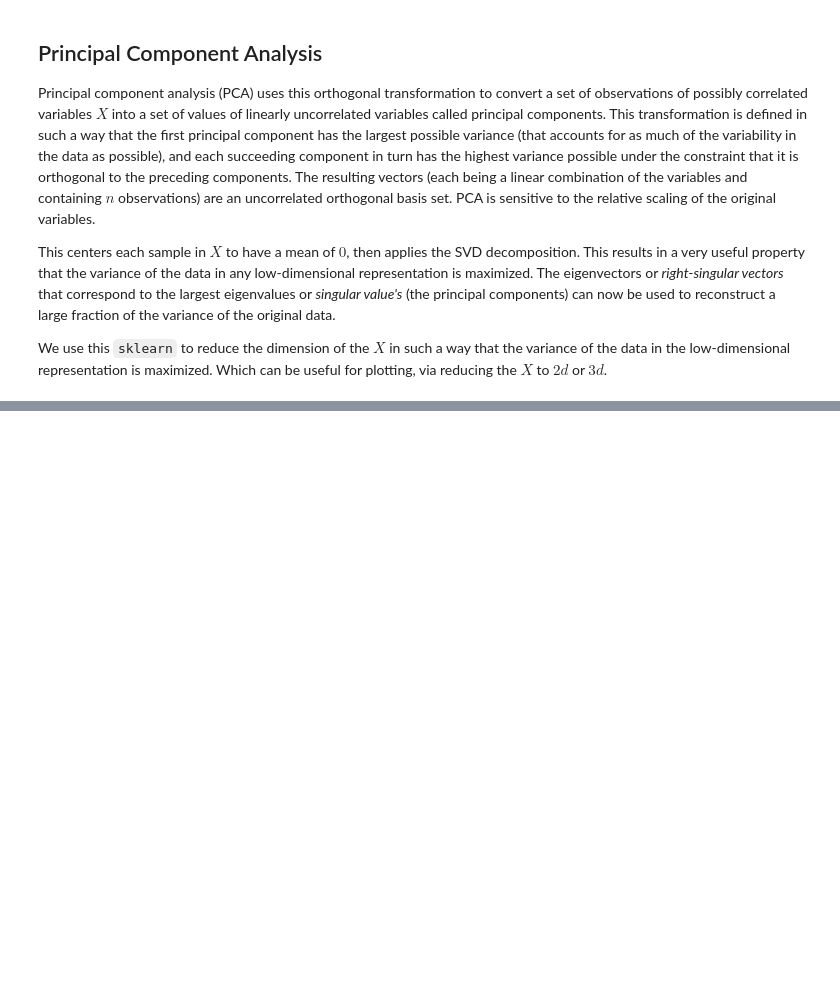
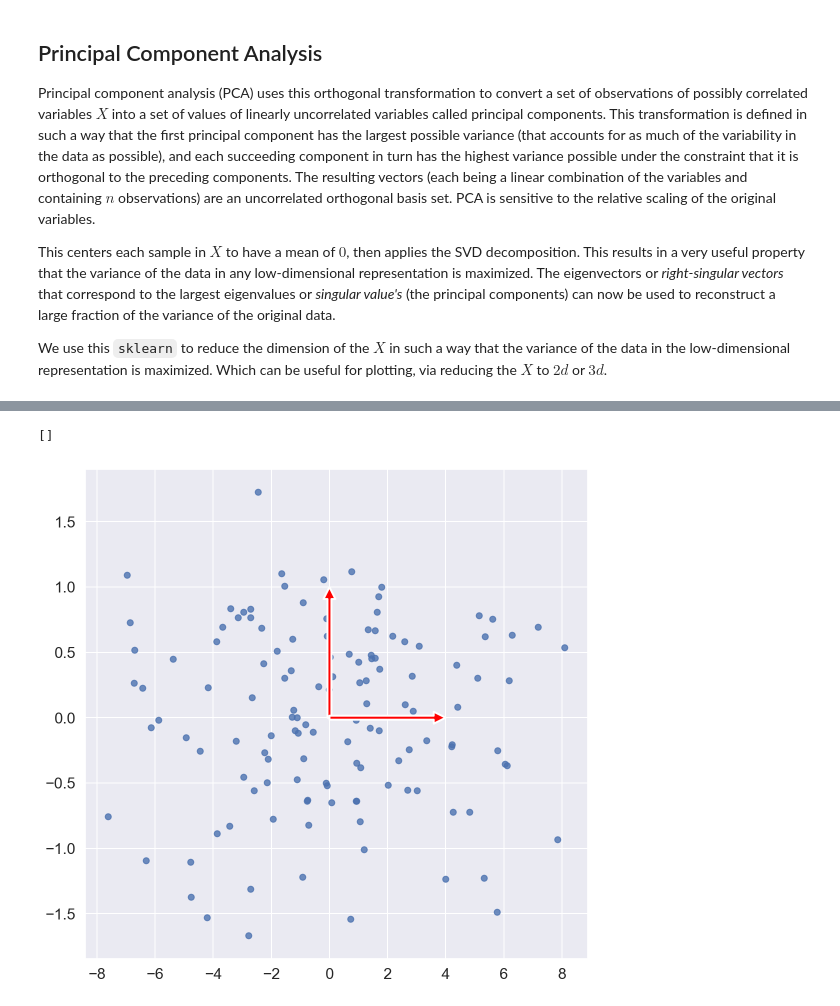
Before and after one commit to PacktPublishing/Practical-Machine-Learning-with-TensorFlow-2.0-and-Scikit-Learn, a Jupyter notebook: section_4/4-3.ipynb, the cells around one changed output, grey strips where cells are left out. Saved outputs shown, nothing was run; the diff lists cells and outputs as text; code cells hidden in the pictures; blank space fills up the shorter version.

```diff
--- a/section_4/4-3.ipynb
+++ b/section_4/4-3.ipynb
@@ -182,0 +81,11 @@ SyntaxError: invalid syntax (<ipython-input-3-7b271289cae2>, line 1)
+# %%
+X_transformed = pca.transform(X_train)
+fig, ax = plt.subplots()
+ax.scatter(X_transformed[:, 0], X_transformed[:, 1], alpha=0.8)
+mean = np.array([0, 0])
+draw_vector(mean, mean + np.array([0,1]), ax)
+draw_vector(mean, mean + np.array([4,0]), ax)
+ax.plot()
+# %% [output]
+[]
+[figure, added]
```
Also changed, not shown: parts of 18 cells of this notebook.
